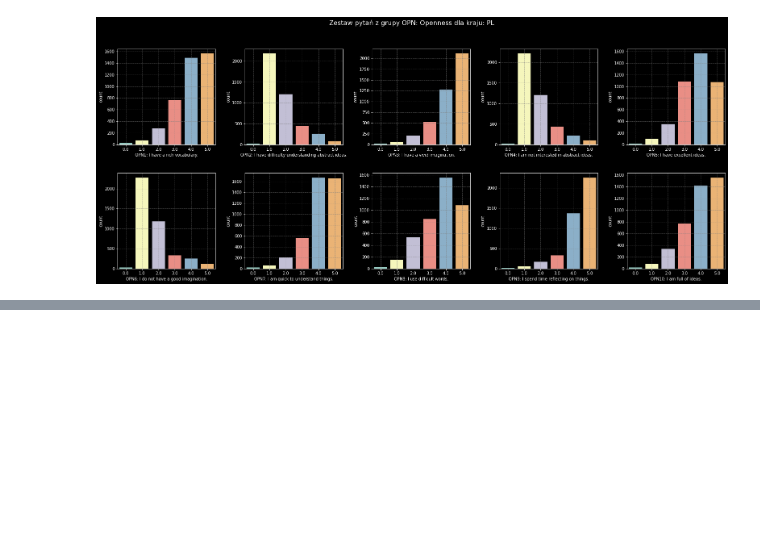
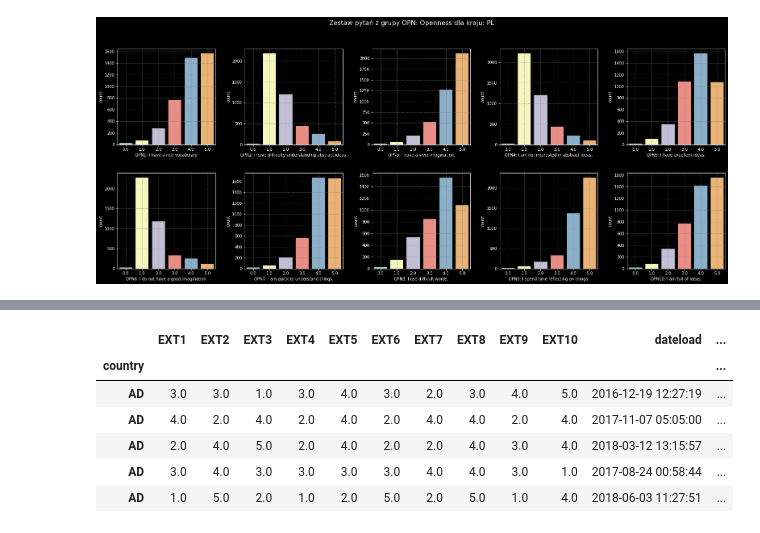
Before and after one commit to ArminD93/BigFivePersonalityTest, a Jupyter notebook: BigFivePersonality.ipynb, the cells around one changed output, grey strips where cells are left out. Saved outputs shown, nothing was run; the diff lists cells and outputs as text; code cells hidden in the pictures; blank space fills up the shorter version.

```diff
--- a/BigFivePersonality.ipynb
+++ b/BigFivePersonality.ipynb
@@ -653,0 +720,12 @@ BigFive.head()
+# %%
+Factor_I_Extraversion.sort_index(inplace=True)
+
+Factor_I_Extraversion.head()
+# %% [output]
+|  | EXT1 | EXT2 | EXT3 | EXT4 | EXT5 | EXT6 | EXT7 | EXT8 | EXT9 | EXT10 | dateload | ... |
+| country |  |  |  |  |  |  |  |  |  |  |  | ... |
+| AD | 3.0 | 3.0 | 1.0 | 3.0 | 4.0 | 3.0 | 2.0 | 3.0 | 4.0 | 5.0 | 2016-12-19 12:27:19 | ... |
+| AD | 4.0 | 2.0 | 4.0 | 2.0 | 4.0 | 2.0 | 4.0 | 4.0 | 2.0 | 4.0 | 2017-11-07 05:05:00 | ... |
+| AD | 2.0 | 4.0 | 5.0 | 2.0 | 4.0 | 2.0 | 2.0 | 4.0 | 3.0 | 4.0 | 2018-03-12 13:15:57 | ... |
+| AD | 3.0 | 4.0 | 3.0 | 3.0 | 3.0 | 3.0 | 4.0 | 4.0 | 3.0 | 1.0 | 2017-08-24 00:58:44 | ... |
+| AD | 1.0 | 5.0 | 2.0 | 1.0 | 2.0 | 5.0 | 2.0 | 5.0 | 1.0 | 4.0 | 2018-06-03 11:27:51 | ... |
```
Also changed, not shown: parts of 16 cells of this notebook.
